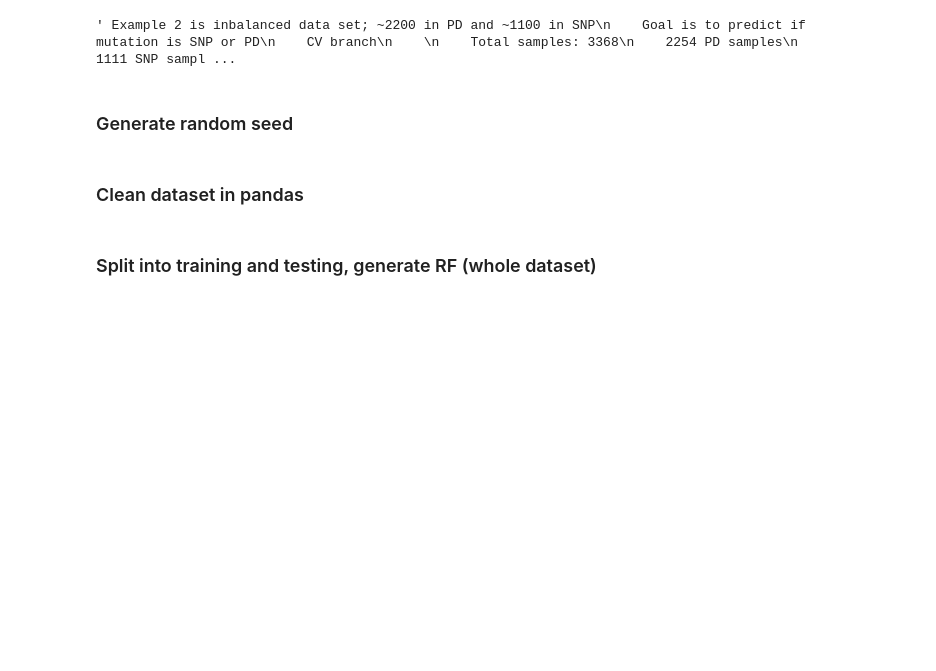
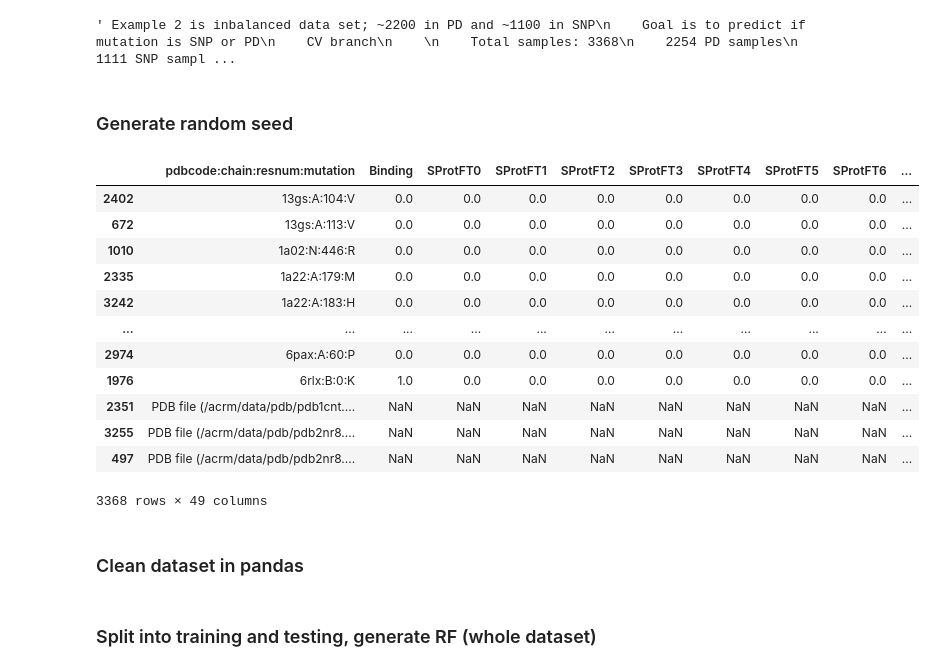
Before and after one commit to Shamin2512/SKL_E2, a Jupyter notebook: MutationClassification.ipynb, the cells around one changed output. Drawn from its saved outputs; the diff is of its cells as text; code cells hidden in the pictures; blank space fills up the shorter version.

```diff
--- a/MutationClassification.ipynb
+++ b/MutationClassification.ipynb
@@ -49,6 +49,24 @@ def Random_Seed(): #Generates a random seed
     random2 =  time.time() #Time since UTC epoch
     Seed = int(random2//random1//1000)
     return Seed
+# %%
+df = pd.read_csv('E2.csv')
+df.sort_values('pdbcode:chain:resnum:mutation', inplace= True)
+df
+# %% [output]
+|  | pdbcode:chain:resnum:mutation | Binding | SProtFT0 | SProtFT1 | SProtFT2 | SProtFT3 | SProtFT4 | SProtFT5 | SProtFT6 | ... |
+| 2402 | 13gs:A:104:V | 0.0 | 0.0 | 0.0 | 0.0 | 0.0 | 0.0 | 0.0 | 0.0 | ... |
+| 672 | 13gs:A:113:V | 0.0 | 0.0 | 0.0 | 0.0 | 0.0 | 0.0 | 0.0 | 0.0 | ... |
+| 1010 | 1a02:N:446:R | 0.0 | 0.0 | 0.0 | 0.0 | 0.0 | 0.0 | 0.0 | 0.0 | ... |
+| 2335 | 1a22:A:179:M | 0.0 | 0.0 | 0.0 | 0.0 | 0.0 | 0.0 | 0.0 | 0.0 | ... |
+| 3242 | 1a22:A:183:H | 0.0 | 0.0 | 0.0 | 0.0 | 0.0 | 0.0 | 0.0 | 0.0 | ... |
+| ... | ... | ... | ... | ... | ... | ... | ... | ... | ... | ... |
+| 2974 | 6pax:A:60:P | 0.0 | 0.0 | 0.0 | 0.0 | 0.0 | 0.0 | 0.0 | 0.0 | ... |
+| 1976 | 6rlx:B:0:K | 1.0 | 0.0 | 0.0 | 0.0 | 0.0 | 0.0 | 0.0 | 0.0 | ... |
+| 2351 | PDB file (/acrm/data/pdb/pdb1cnt.... | NaN | NaN | NaN | NaN | NaN | NaN | NaN | NaN | ... |
+| 3255 | PDB file (/acrm/data/pdb/pdb2nr8.... | NaN | NaN | NaN | NaN | NaN | NaN | NaN | NaN | ... |
+| 497 | PDB file (/acrm/data/pdb/pdb2nr8.... | NaN | NaN | NaN | NaN | NaN | NaN | NaN | NaN | ... |
+3368 rows × 49 columns
 # %% [markdown]
 ### Clean dataset in pandas
 # %%
```
Also changed, not shown: parts of 2 cells of this notebook.
